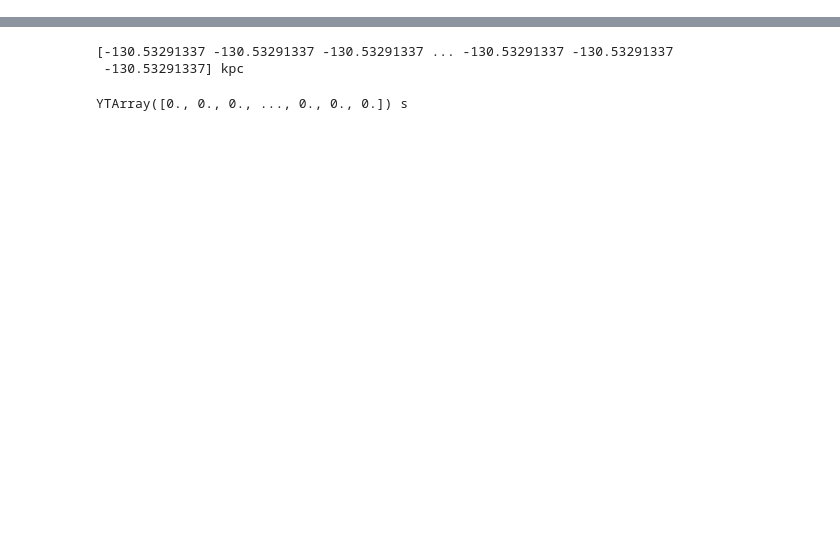
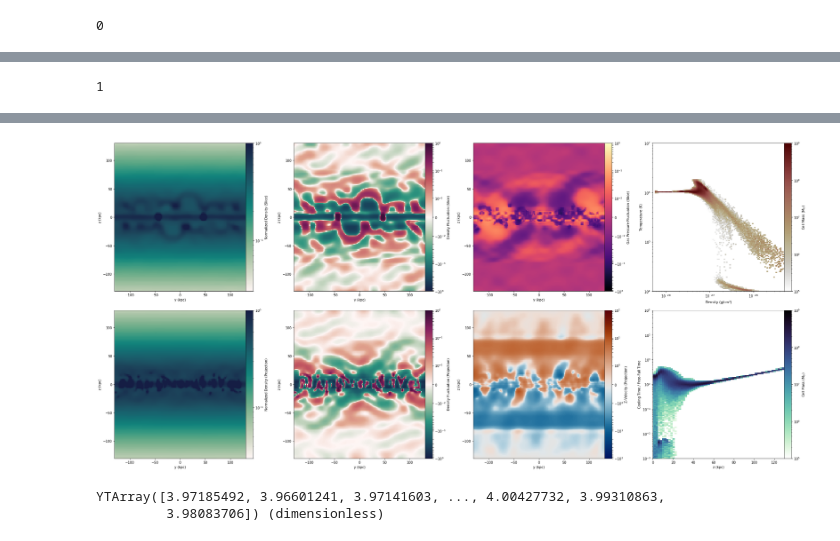
Before and after one commit to ibutsky/thermal_instabilities, a Jupyter notebook: analysis/test.ipynb, the cells around one changed output, grey strips where cells are left out. Drawn from its saved outputs; the diff is of its cells as text; code cells hidden in the pictures; blank space fills up the shorter version.

```diff
--- a/analysis/test.ipynb
+++ b/analysis/test.ipynb
@@ -268,0 +113,11 @@ yt : [INFO     ] 2019-10-16 13:06:29,190 Making a fixed resolution buffer of (('
+# %%
+folder = 'isentropic_tctf_1.0_beta_4.0'
+#folder = 'isothermal_btest'
+#folder = 'isentropic_btest'
+
+#folder = 'btest_nograv_courant'
+
+i = 15
+ds = yt.load('../../simulations/%s/DD%04d/DD%04d'%(folder, i, i))
+ds.add_field(('gas', 'divB'), function = _divB, units = 'G/kpc')
+plot_divB(ds, vrange = 1e-2)
@@ -268,0 +154,22 @@ yt : [INFO     ] 2019-10-16 13:06:29,190 Making a fixed resolution buffer of (('
+# %%
+#folder = 'isothermal_tctf_1.0_beta_4.0'
+#folder = 'isentropic_tctf_1.0_beta_4.0'
+#folder = 'btest_poisson'
+#folder = 'isentropic_btest'
+
+#folder = 'isentropic_tctf_1.0'
+#folder = 'isothermal_btest'
+#folder = 'isentropic_btest'
+#folder = 'isentropic_tctf_1.0_beta_4.0'
+folder = 'isothermal_T0_0.01'
+
+
+half_range = 1
+rho0 = 1e-27
+view = 'x'
+
+for i in [24]:
+    ds = ytf.load('../../simulations/%s/DD%04d/DD%04d'%(folder, i, i))
+    ds.add_field(('gas', 'divB'), function = _divB, units = 'G/kpc')
+    fig, ax = pt.plot_density_slices(ds)
+# %% [output]
@@ -268,0 +193 @@ yt : [INFO     ] 2019-10-16 13:06:29,190 Making a fixed resolution buffer of (('
+0
@@ -268,0 +195 @@ yt : [INFO     ] 2019-10-16 13:06:29,190 Making a fixed resolution buffer of (('
+1
@@ -269,15 +202,7 @@ yt : [INFO     ] 2019-10-16 13:06:29,190 Making a fixed resolution buffer of (('
+[figure, added]
 # %%
 ad = ds.all_data()
-ct = ad[('gas', 'cooling_time')].in_units('yr')
-
-#print(min(ct))
+ad[('gas', 'plasma_beta')]
+# %% [output]
+YTArray([3.97185492, 3.96601241, 3.97141603, ..., 4.00427732, 3.99310863,
+         3.98083706]) (dimensionless)
-# %%
-region =ds.r[:, :, -3.0]
-z = region[('gas', 'z')].in_units('kpc')
-print(z)
-
-region[('gas', 'cooling_time')]
-# %% [output]
-[-130.53291337 -130.53291337 -130.53291337 ... -130.53291337 -130.53291337
- -130.53291337] kpc
-YTArray([0., 0., 0., ..., 0., 0., 0.]) s
```
Also changed, not shown: parts of 31 cells of this notebook, 6 other files.
